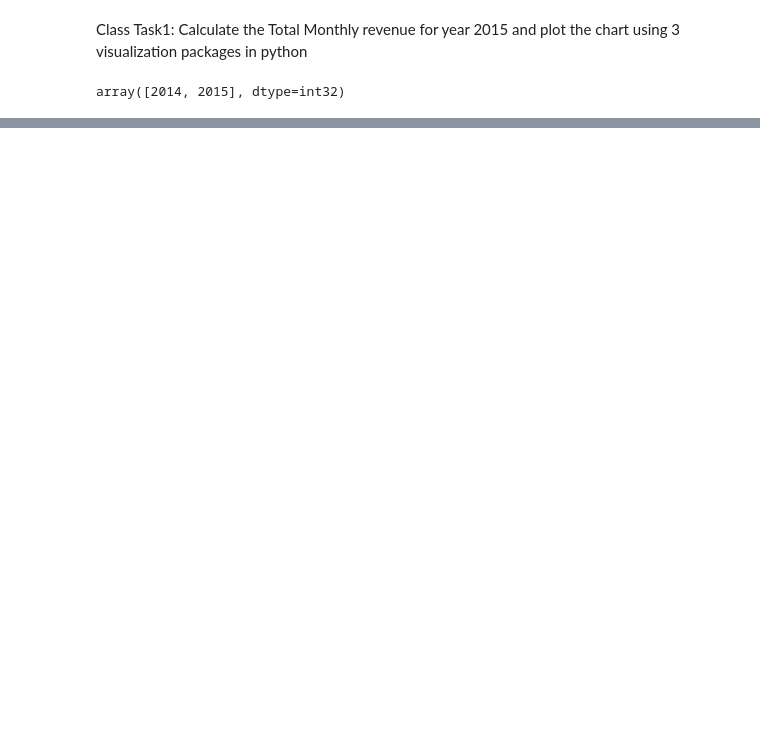
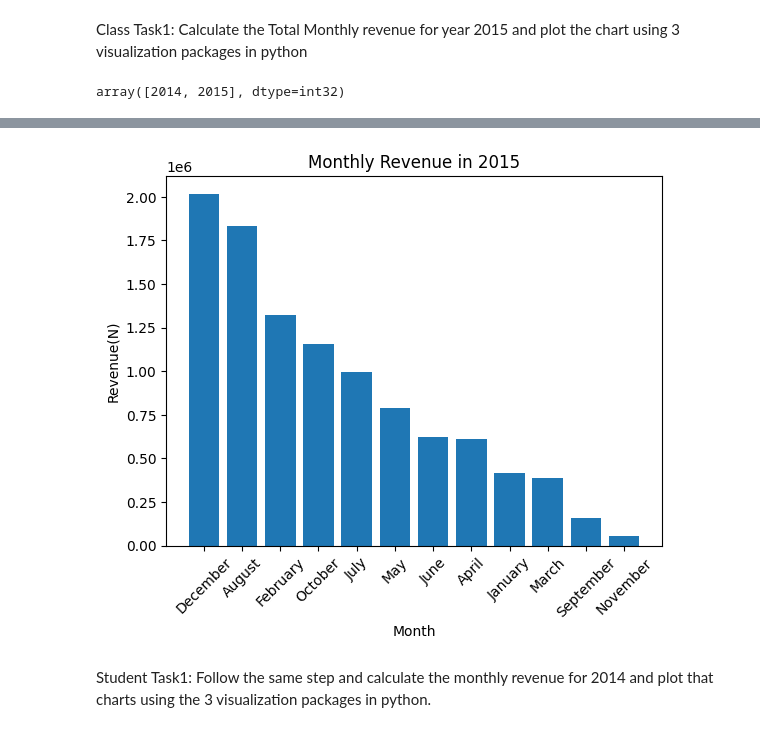
Before and after one commit to Hardemiyiwa/abeokuta, a Jupyter notebook: data_and_data_analysis/week_6/ademuyiwa_victor_task14/task14.ipynb, the cells around one changed output, grey strips where cells are left out. Drawn from its saved outputs; the diff is of its cells as text; code cells hidden in the pictures; blank space fills up the shorter version.

```diff
--- a/data_and_data_analysis/week_6/ademuyiwa_victor_task14/task14.ipynb
+++ b/data_and_data_analysis/week_6/ademuyiwa_victor_task14/task14.ipynb
@@ -266,0 +309,12 @@ sales_2015.head()
+# %%
+# lets use mattplotlib
+plt.bar(Total_monthly_revenue.index, Total_monthly_revenue.values)
+plt.xlabel("Month")
+plt.ylabel("Revenue(N)")
+plt.title("Monthly Revenue in 2015")
+plt.xticks(rotation = 45)
+plt.show()
+# %% [output]
+[figure, added]
+# %% [markdown]
+Student Task1: Follow the same step and calculate the monthly revenue for 2014 and plot that charts using the 3 visualization packages in python.
```
Also changed, not shown: parts of 13 cells of this notebook, 6 other files.
